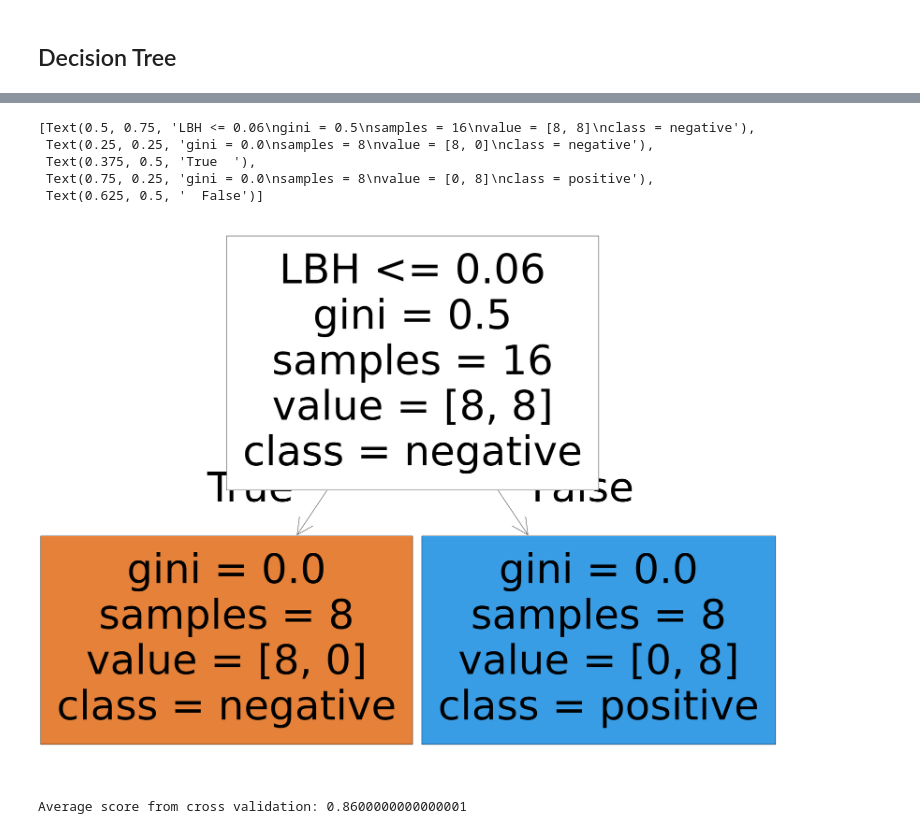
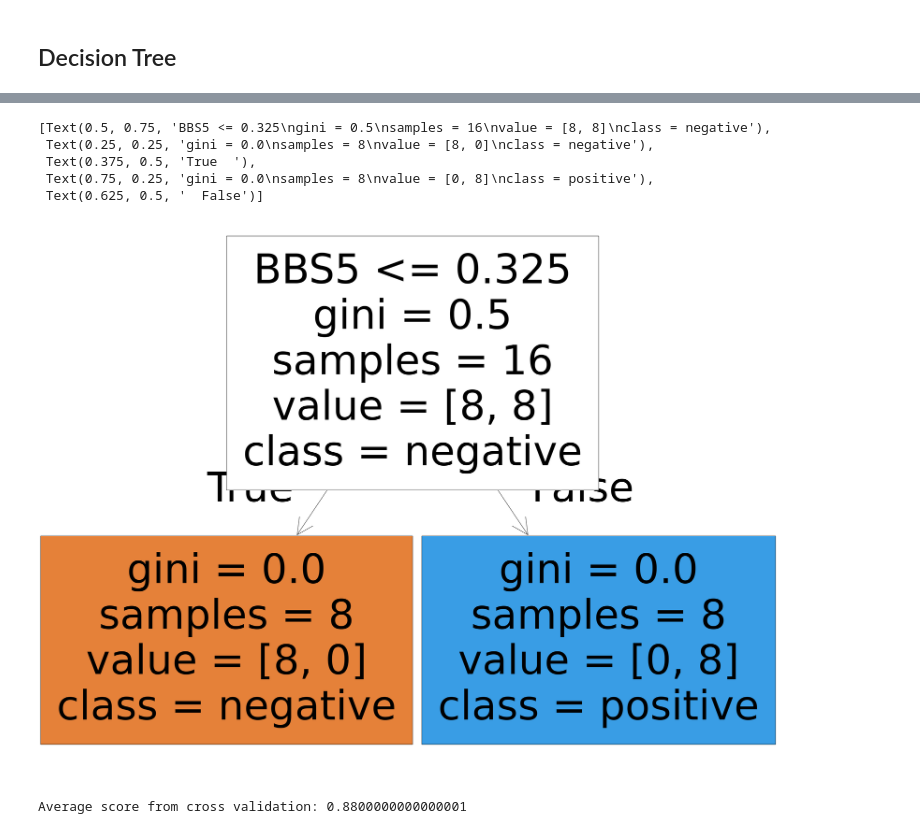
Before and after one commit to wylliamunlimited/Metformin-Aging-Analysis, a Jupyter notebook: Machine Learning/diabetic-dt.ipynb, the cells around one changed output, grey strips where cells are left out. Saved outputs shown, nothing was run; the diff lists cells and outputs as text; code cells hidden in the pictures.

```diff
--- a/Machine Learning/diabetic-dt.ipynb
+++ b/Machine Learning/diabetic-dt.ipynb
@@ -94,17 +94,17 @@ Accuracy of tree: 0.6764705882352942
 # %%
 from sklearn import tree
 fig = plt.figure(figsize=(40,30))
-tree.plot_tree(decision_tree,
+tree.plot_tree(tree_model,
               feature_names=list(data.drop(columns=["diabete"]).columns),
               class_names=["negative", "positive"],
               filled=True)
 # %% [output]
-[Text(0.5, 0.75, 'LBH <= 0.06\ngini = 0.5\nsamples = 16\nvalue = [8, 8]\nclass = negative'),
+[Text(0.5, 0.75, 'BBS5 <= 0.325\ngini = 0.5\nsamples = 16\nvalue = [8, 8]\nclass = negative'),
  Text(0.25, 0.25, 'gini = 0.0\nsamples = 8\nvalue = [8, 0]\nclass = negative'),
  Text(0.375, 0.5, 'True  '),
  Text(0.75, 0.25, 'gini = 0.0\nsamples = 8\nvalue = [0, 8]\nclass = positive'),
  Text(0.625, 0.5, '  False')]
-[figure, old version]
+[figure, new version]
 # %%
 from sklearn.model_selection import cross_val_score
 
@@ -112,6 +112,6 @@ def cross_validate(x: np.ndarray, y: np.ndarray, k: int) -> float:
     model = DecisionTreeClassifier()
     return np.average(cross_val_score(model, x, y, cv=k))
 
-print(f"Average score from cross validation: {cross_validate(X, y, 5)}")
+print(f"Average score from cross validation: {cross_validate(X, y, 10)}")
 # %% [output]
-Average score from cross validation: 0.8600000000000001
+Average score from cross validation: 0.8800000000000001
```
Also changed, not shown: parts of 1 cell of this notebook, 7 other files.
